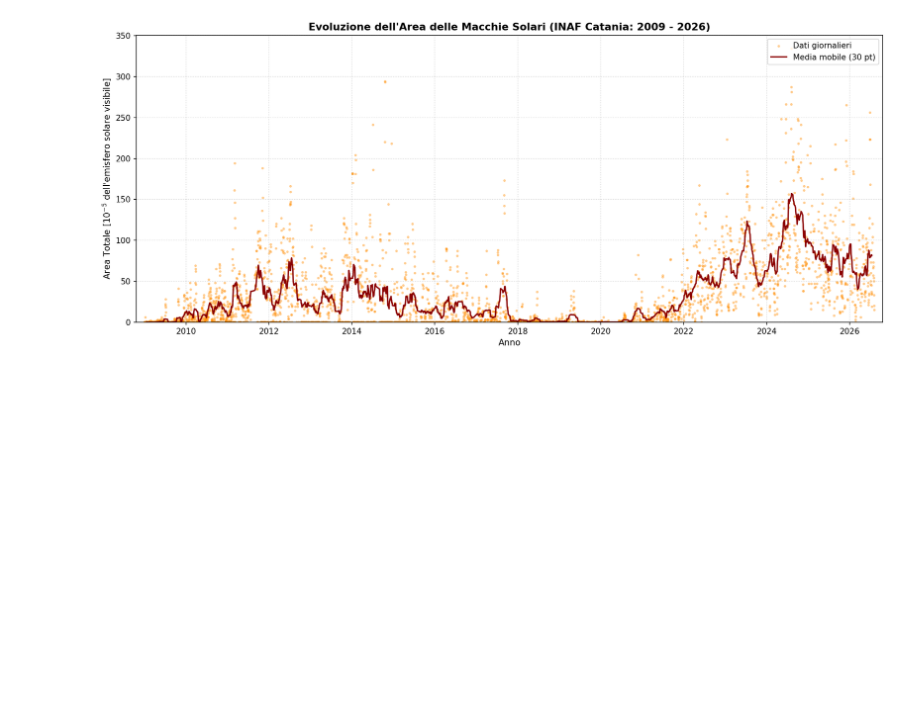
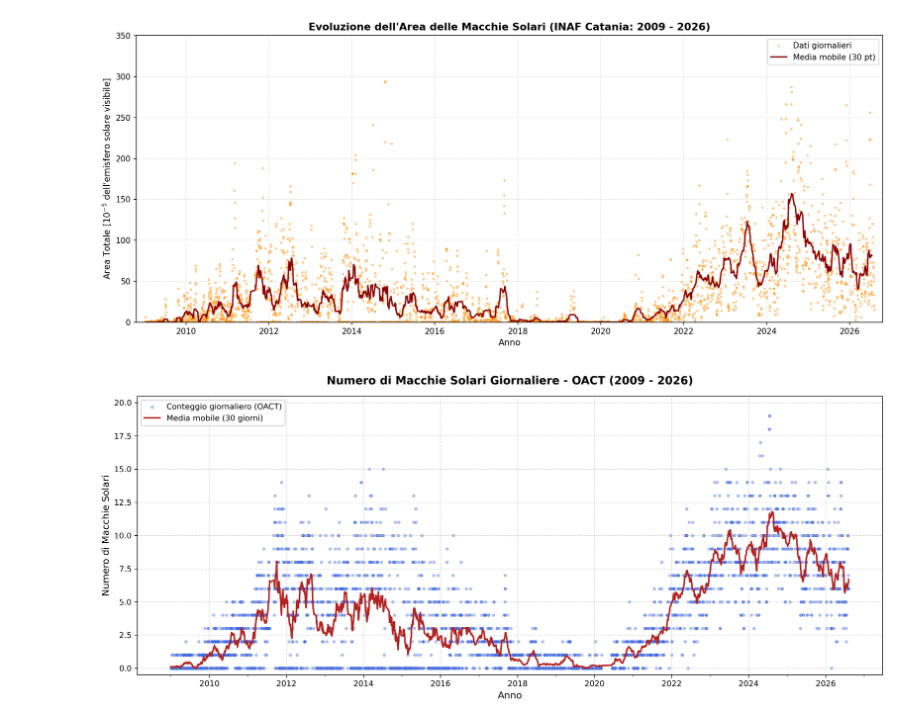
Before and after one commit to MarStina2001/OACT_solar_cycles_data_analysis, a Jupyter notebook: latOACT.ipynb, the cells around one changed output. Drawn from its saved outputs; the diff is of its cells as text; code cells hidden in the pictures; blank space fills up the shorter version.

```diff
--- a/latOACT.ipynb
+++ b/latOACT.ipynb
@@ -287,3 +287,82 @@ if __name__ == "__main__":
     parse_and_plot_sunspot_area("sunspotsarea.txt")
 # %% [output]
 [figure]
+# %%
+import datetime
+import matplotlib.dates as mdates
+import matplotlib.pyplot as plt
+import pandas as pd
+
+# 1. Lettura e parsing del file sunspotscount.txt
+records = []
+with open('sunspotscount.txt', 'r') as f:
+  lines = [line.strip() for line in f if line.strip()]
+
+for i in range(0, len(lines), 2):
+  filename = lines[i]
+  count = int(lines[i + 1])
+
+  # Estrazione della data (formato: YYMMDD)
+  base = filename.split('/')[-1].replace('.txt', '')
+  year = 2000 + int(base[:2])
+  month = int(base[2:4])
+  day = int(base[4:6])
+
+  records.append(
+      {'date': pd.to_datetime(datetime.date(year, month, day)), 'sunspots': count}
+  )
+
+df = pd.DataFrame(records).sort_values('date').reset_index(drop=True)
+
+# 2. Creazione della figura
+plt.figure(figsize=(14, 6), dpi=300)
+
+# Punti giornalieri
+plt.scatter(
+    df['date'],
+    df['sunspots'],
+    color='royalblue',
+    alpha=0.35,
+    s=10,
+    label='Conteggio giornaliero (OACT)',
+)
+
+# Media mobile a 30 giorni
+df_rolling = (
+    df.set_index('date')['sunspots']
+    .rolling(window=30, min_periods=5, center=True)
+    .mean()
+)
+plt.plot(
+    df['date'],
+    df_rolling,
+    color='firebrick',
+    linewidth=2,
+    label='Media mobile (30 giorni)',
+)
+
+# 3. Formattazione e dettagli assi
+plt.title(
+    'Numero di Macchie Solari Giornaliere - OACT (2009 - 2026)',
+    fontsize=14,
+    fontweight='bold',
+    pad=15,
+)
+plt.xlabel('Anno', fontsize=12)
+plt.ylabel('Numero di Macchie Solari', fontsize=12)
+
+ax = plt.gca()
+ax.xaxis.set_major_locator(mdates.YearLocator(2))
+ax.xaxis.set_minor_locator(mdates.YearLocator(1))
+ax.xaxis.set_major_formatter(mdates.DateFormatter('%Y'))
+ax.set_ylim(-0.5, df['sunspots'].max() + 1.5)
+
+plt.grid(True, linestyle='--', alpha=0.5)
+plt.legend(frameon=True, facecolor='white', framealpha=0.9, loc='upper left')
+plt.tight_layout()
+
+# Salvataggio
+plt.savefig('sunspots_oact.png', dpi=300)
+plt.show()
+# %% [output]
+[figure, added]
```
Also changed, not shown: 3 other files.
